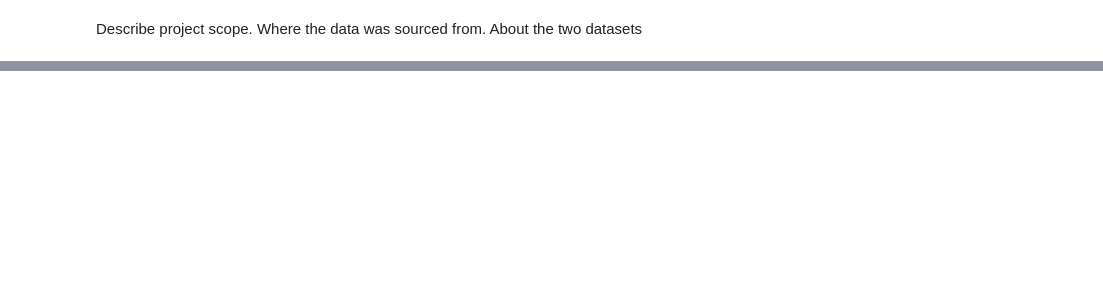
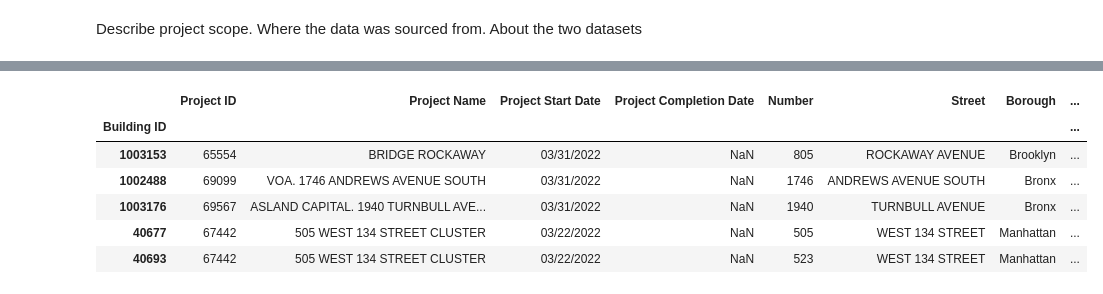
Before and after one commit to tejusrevi/nyc-housing, a Jupyter notebook: project.ipynb, the cells around one changed output, grey strips where cells are left out. Cells and saved outputs as stored; diff of their text form; code cells hidden in the pictures; blank space fills up the shorter version.

```diff
--- a/project.ipynb
+++ b/project.ipynb
@@ -49,3 +48,16 @@ df.head()
+# %%
+df = df[df['Project Name'] != 'CONFIDENTIAL'] #Delete confidential records
+df['Building ID'] = df['Building ID'].astype(int)
+df.set_index('Building ID', inplace=True)
+df.head()
+# %% [output]
+|  | Project ID | Project Name | Project Start Date | Project Completion Date | Number | Street | Borough | ... |
+| Building ID |  |  |  |  |  |  |  | ... |
+| 1003153 | 65554 | BRIDGE ROCKAWAY | 03/31/2022 | NaN | 805 | ROCKAWAY AVENUE | Brooklyn | ... |
+| 1002488 | 69099 | VOA. 1746 ANDREWS AVENUE SOUTH | 03/31/2022 | NaN | 1746 | ANDREWS AVENUE SOUTH | Bronx | ... |
+| 1003176 | 69567 | ASLAND CAPITAL. 1940 TURNBULL AVE... | 03/31/2022 | NaN | 1940 | TURNBULL AVENUE | Bronx | ... |
+| 40677 | 67442 | 505 WEST 134 STREET CLUSTER | 03/22/2022 | NaN | 505 | WEST 134 STREET | Manhattan | ... |
+| 40693 | 67442 | 505 WEST 134 STREET CLUSTER | 03/22/2022 | NaN | 523 | WEST 134 STREET | Manhattan | ... |
 # %%
 df.shape
 # %% [output]
```
Also changed, not shown: parts of 5 cells of this notebook, 1 other file.
